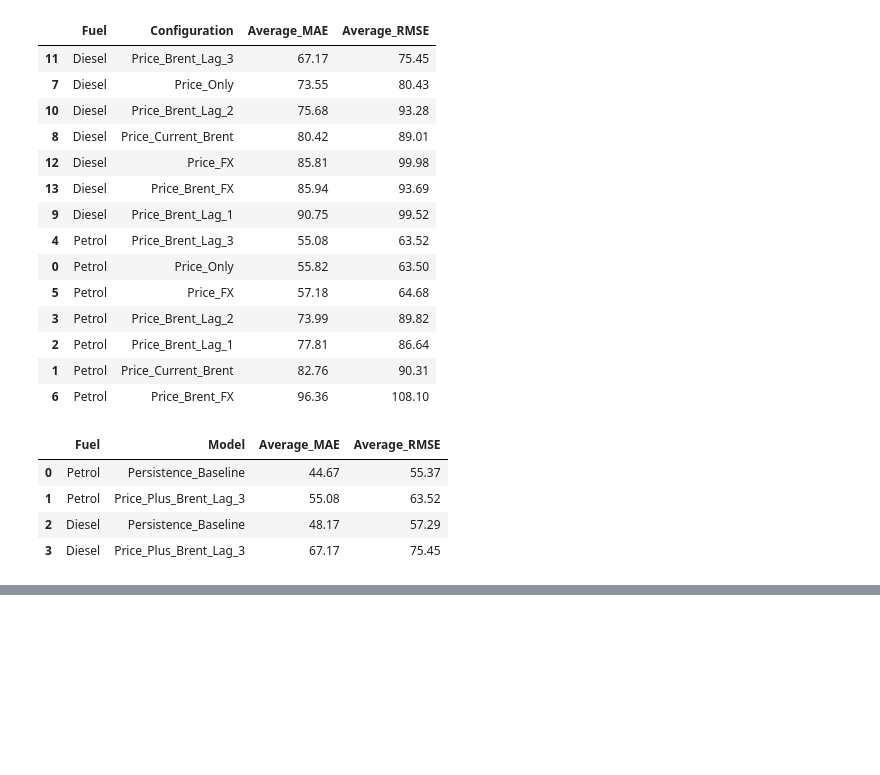
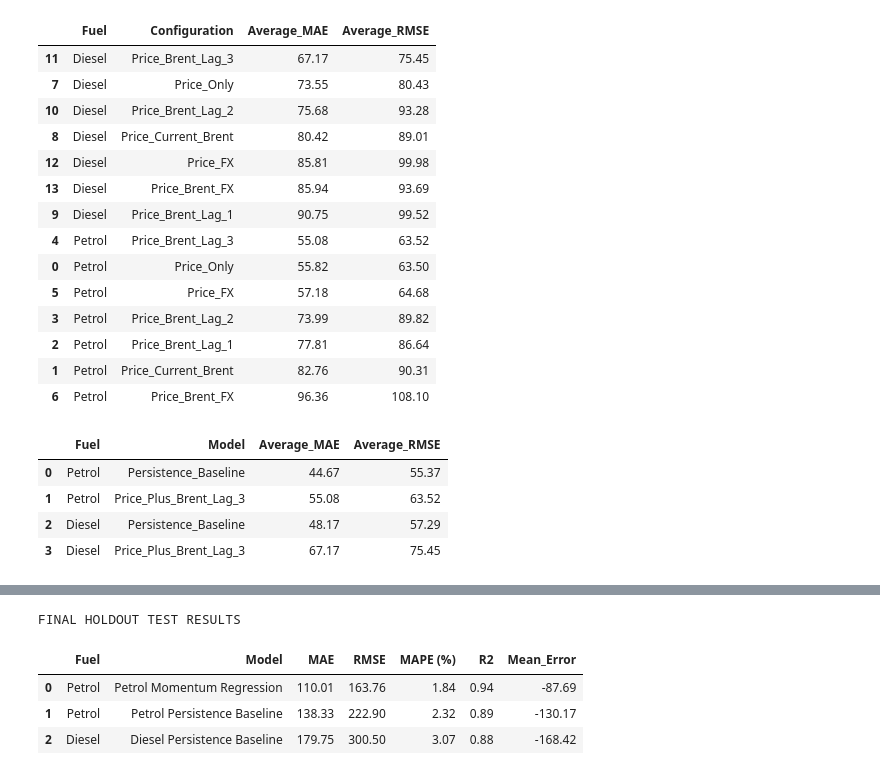
Before and after one commit to amon2100/kampala-fuel-price-predictor, a Jupyter notebook: notebooks/kampala-fuel-price-predictor.ipynb, the cells around one changed output, grey strips where cells are left out. Drawn from its saved outputs; the diff is of its cells as text; code cells hidden in the pictures; blank space fills up the shorter version.

```diff
--- a/notebooks/kampala-fuel-price-predictor.ipynb
+++ b/notebooks/kampala-fuel-price-predictor.ipynb
@@ -2973,0 +3492,53 @@ display(lag3_comparison_df.round(2))
+# %%
+# Evaluate selected models against the persistence baseline
+
+final_results = []
+
+# Petrol: Momentum Regression vs Persistence
+for model_name, predictions in [
+    ("Petrol Momentum Regression", petrol_momentum_predictions),
+    ("Petrol Persistence Baseline", petrol_baseline_predictions)
+]:
+    actual = y_test_petrol.values
+
+    final_results.append({
+        "Fuel": "Petrol",
+        "Model": model_name,
+        "MAE": mean_absolute_error(actual, predictions),
+        "RMSE": np.sqrt(mean_squared_error(actual, predictions)),
+        "MAPE (%)": mean_absolute_percentage_error(
+            actual, predictions
+        ) * 100,
+        "R2": r2_score(actual, predictions),
+        "Mean_Error": np.mean(predictions - actual)
+    })
+
+
+# Diesel: Persistence Baseline
+actual = y_test_diesel.values
+predictions = diesel_persistence_predictions
+
+final_results.append({
+    "Fuel": "Diesel",
+    "Model": "Diesel Persistence Baseline",
+    "MAE": mean_absolute_error(actual, predictions),
+    "RMSE": np.sqrt(mean_squared_error(actual, predictions)),
+    "MAPE (%)": mean_absolute_percentage_error(
+        actual, predictions
+    ) * 100,
+    "R2": r2_score(actual, predictions),
+    "Mean_Error": np.mean(predictions - actual)
+})
+
+
+# Display results
+final_test_metrics = pd.DataFrame(final_results)
+
+print("FINAL HOLDOUT TEST RESULTS")
+display(final_test_metrics.round(2))
+# %% [output]
+FINAL HOLDOUT TEST RESULTS
+|  | Fuel | Model | MAE | RMSE | MAPE (%) | R2 | Mean_Error |
+| 0 | Petrol | Petrol Momentum Regression | 110.01 | 163.76 | 1.84 | 0.94 | -87.69 |
+| 1 | Petrol | Petrol Persistence Baseline | 138.33 | 222.90 | 2.32 | 0.89 | -130.17 |
+| 2 | Diesel | Diesel Persistence Baseline | 179.75 | 300.50 | 3.07 | 0.88 | -168.42 |
```
Also changed, not shown: parts of 11 cells of this notebook.
